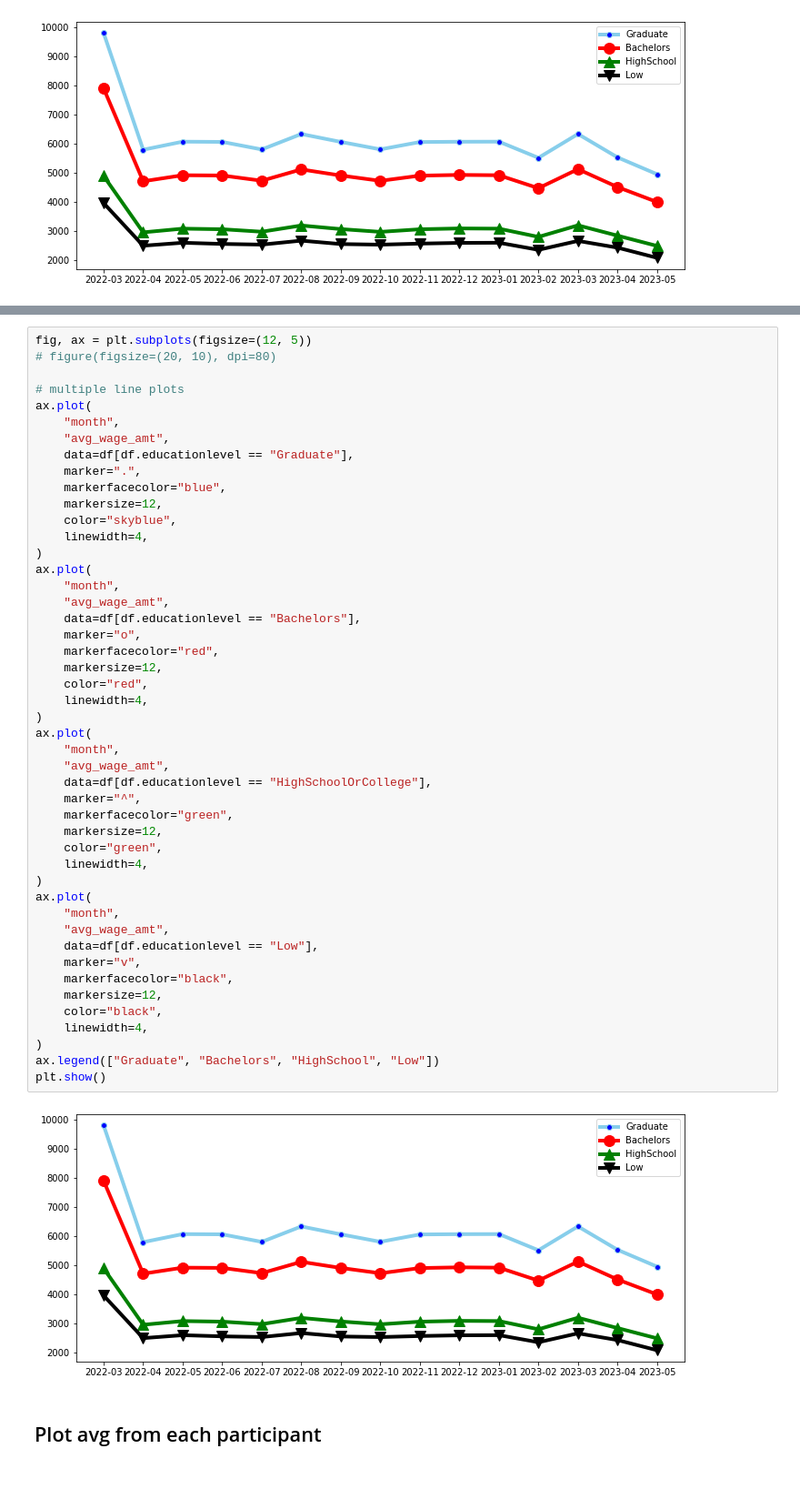
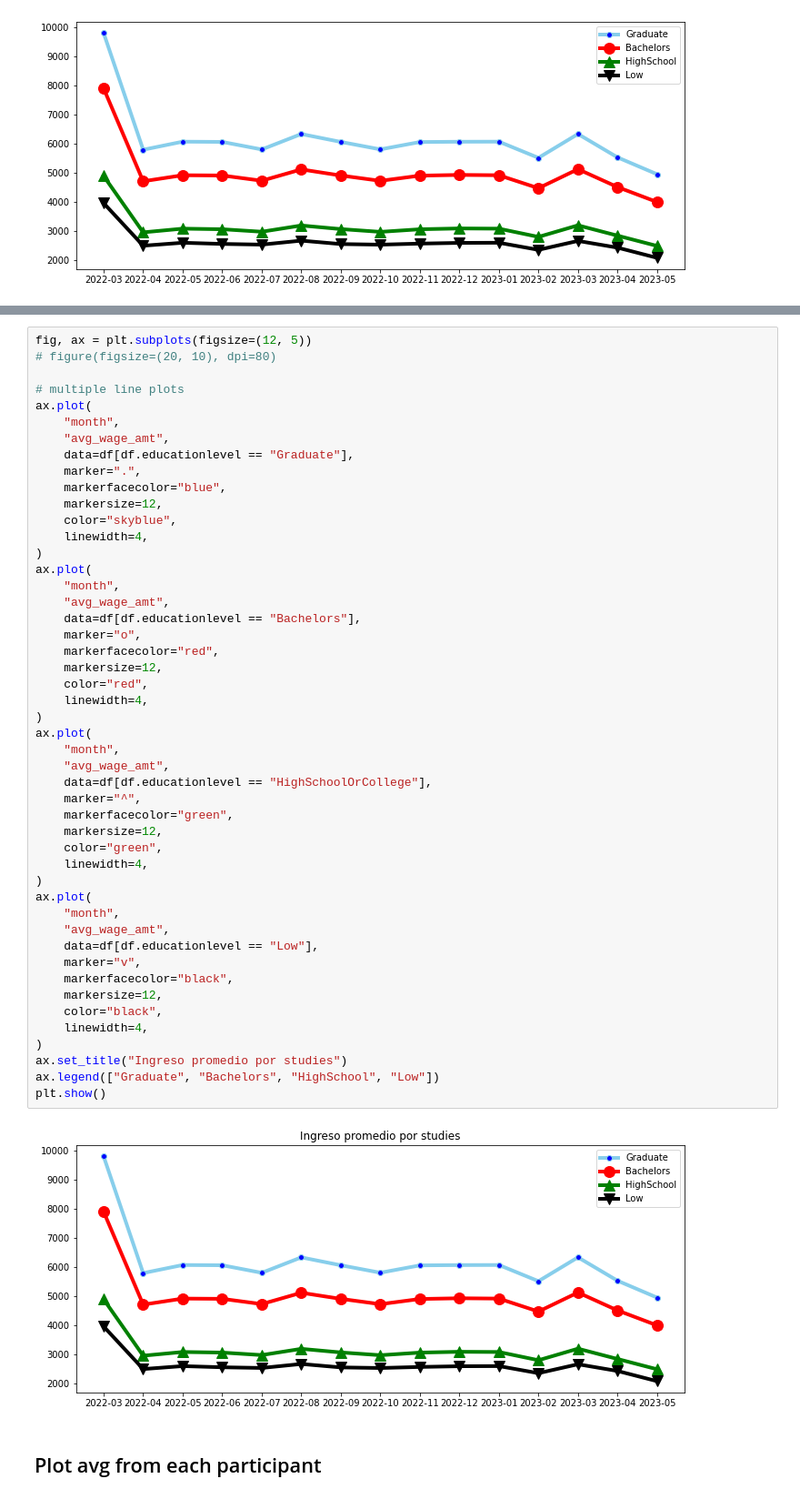
Before and after one commit to blukitas/Viz_2022_Grupo_4, a Jupyter notebook: docker/Notebooks/02.wage_cohort_over_time.ipynb, the cells around one changed output, grey strips where cells are left out. Shown at 91% size. Cells and saved outputs as stored; diff of their text form.

```diff
--- a/docker/Notebooks/02.wage_cohort_over_time.ipynb
+++ b/docker/Notebooks/02.wage_cohort_over_time.ipynb
@@ -279,34 +282,35 @@ ax.plot(
     data=df[df.educationlevel == "Bachelors"],
     marker="o",
     markerfacecolor="red",
     markersize=12,
     color="red",
     linewidth=4,
 )
 ax.plot(
     "month",
     "avg_wage_amt",
     data=df[df.educationlevel == "HighSchoolOrCollege"],
     marker="^",
     markerfacecolor="green",
     markersize=12,
     color="green",
     linewidth=4,
 )
 ax.plot(
     "month",
     "avg_wage_amt",
     data=df[df.educationlevel == "Low"],
     marker="v",
     markerfacecolor="black",
     markersize=12,
     color="black",
     linewidth=4,
 )
+ax.set_title("Ingreso promedio por studies")
 ax.legend(["Graduate", "Bachelors", "HighSchool", "Low"])
 plt.show()
 # %% [output]
-[figure, old version]
+[figure, new version]
 # %% [markdown]
 ## Plot avg from each participant
 # %%
```
Also changed, not shown: parts of 11 cells of this notebook, 1 other file.
